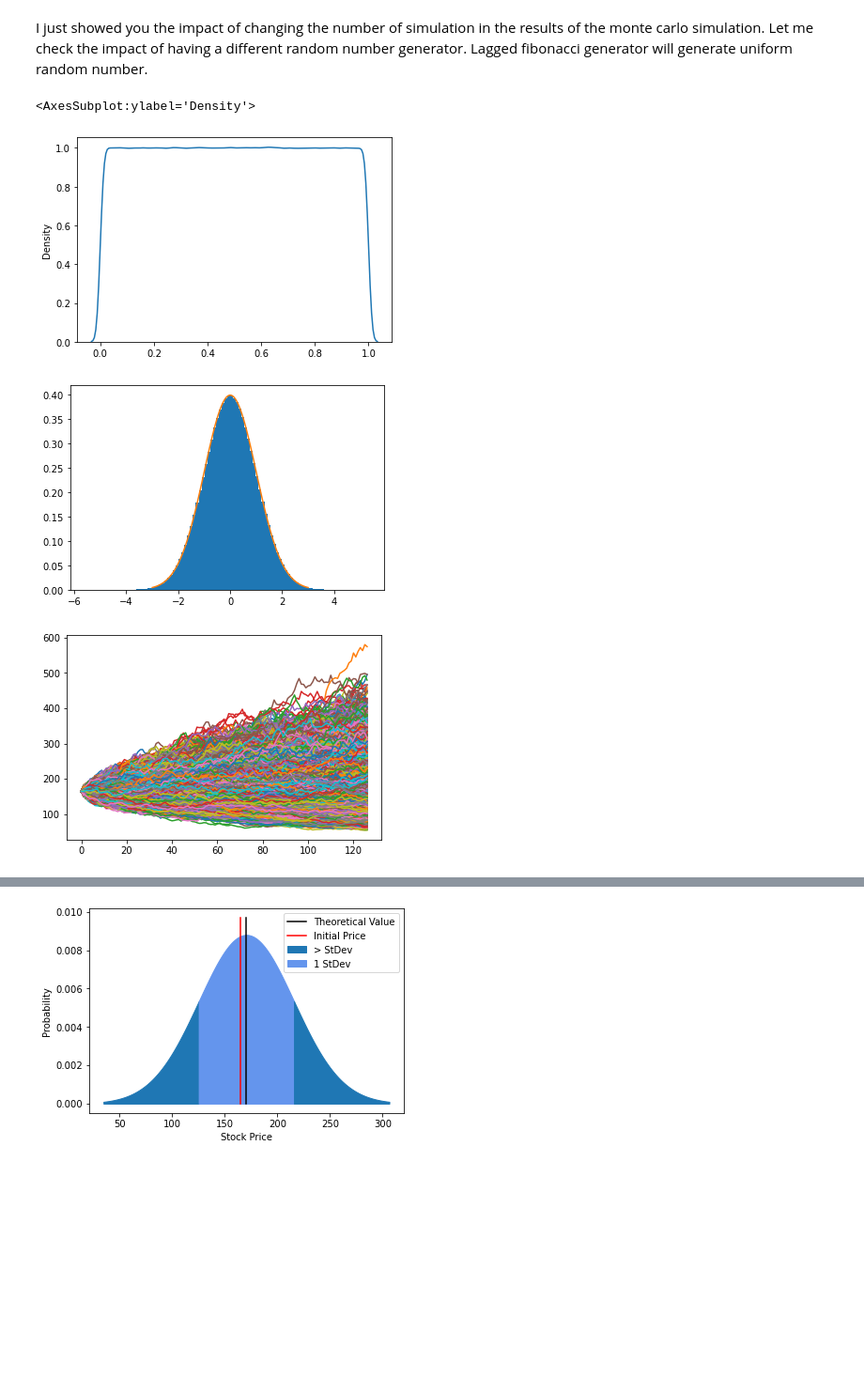
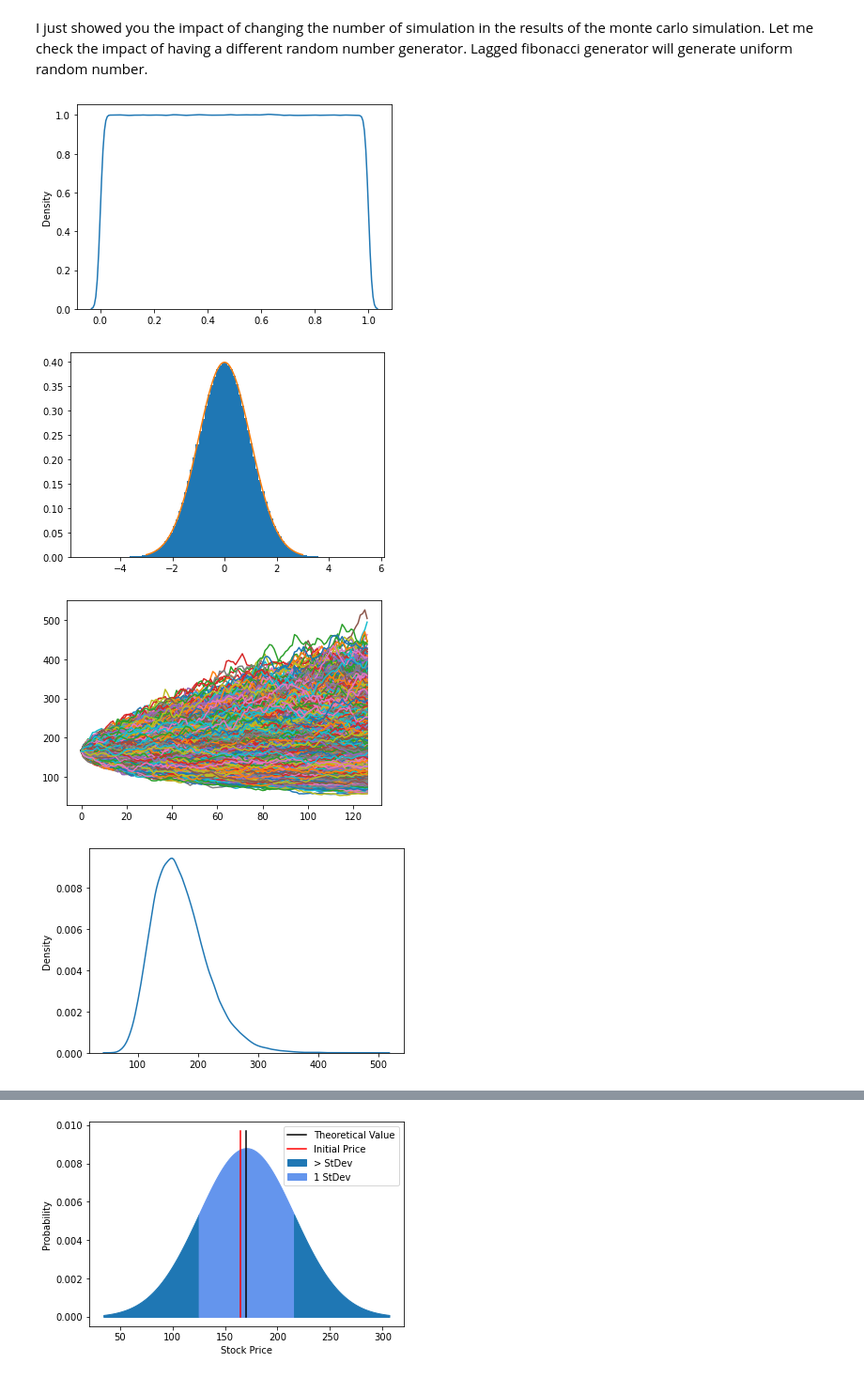
Before and after one commit to Rupesh0Poudel/Numerical_Introductory_Seminar, a Jupyter notebook: Final Notebook.ipynb, the cells around one changed output, grey strips where cells are left out. Shown at 94% size. Saved outputs shown, nothing was run; the diff lists cells and outputs as text; code cells hidden in the pictures; blank space fills up the shorter version.

```diff
--- a/Final Notebook.ipynb
+++ b/Final Notebook.ipynb
@@ -272,7 +307,7 @@ print(mse2, rmse2)
 I just showed you the impact of changing the number of simulation in the results of the monte carlo simulation. Let me check the impact of having a different random number generator. Lagged fibonacci generator will generate uniform random number.
 # %%
 #Lagged Fibonacci Generator For Uniform Random Numbers
-
+start51 = time.time()
 # parameter settings
 nn   = 18
 a    = 1366
@@ -305,8 +340,9 @@ n1  = n - 2
 n2  = n - 1
 
 sns.kdeplot(U3)
+
+end51 = time.time()
 # %% [output]
-<AxesSubplot:ylabel='Density'>
 [figure]
 # %%
 #Box Müller Method _ Youtube channel StatMonteCarlo
@@ -315,7 +351,7 @@ import numpy as np
 import numpy.random as rd
 from scipy import stats
 import matplotlib.pyplot as plt
-
+start52 = time.time()
 def fcos(theta, E):
   #return [np.cos(theta), np.sin(theta)] * np.sqrt(2*E)
   return np.cos(theta) * np.sqrt(2*E)
@@ -336,6 +372,7 @@ plt.hist(Y, bins=100, density=True)
 xd=np.linspace(-3,3,100)
 plt.plot(xd,stats.norm.pdf(xd))
 Norm1 = Y
+end52 = time.time()
 #for distribution with mean unequal to 0 and sigma unequal to 1, run the phi module
 #and use the following code to plot the outline instead for mean 5 and sigma 2
 #plt.plot(xd,phi(xd,5,2))
@@ -345,16 +382,21 @@ Norm1 = Y
 #def phi(X, mu, sigma):
 #  return 1/np.sqrt(2*np.pi*sigma**2)*np.exp(-(x-mu)**2/(2*sigma**2))
 # %% [output]
-[figure, old version]
+[figure, new version]
 # %%
+start53 = time.time()
 M2 = 100000
 N2 = 126
 Z2 = np.reshape(Norm1, (N2,M2))
 delta_lnSt2 = nudt + volsdt*Z2
 lnSt2 = lnS + np.cumsum(delta_lnSt2, axis=0)
 lnSt2 = np.concatenate( (np.full(shape=(1, M2), fill_value=lnS), lnSt2 ) )
 ST2 = np.exp(lnSt2)
 plt.plot(ST2)
 plt.show()
+final_day2 = ST2[-1]
+sns.kdeplot(final_day2)
+end53 = time.time()
 # %% [output]
-[figure, old version]
+[figure, new version]
+[figure, added]
```
Also changed, not shown: parts of 60 cells of this notebook.
